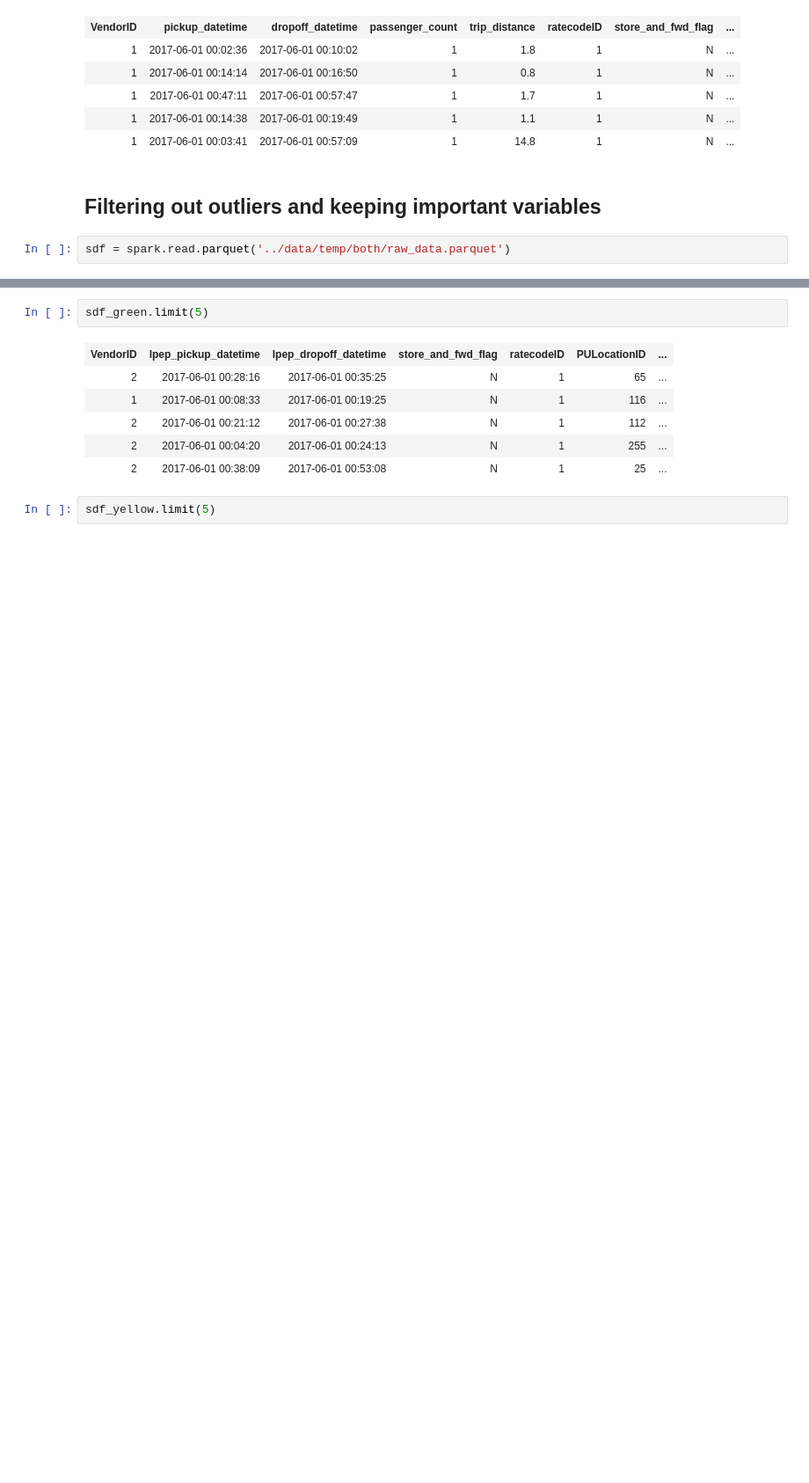
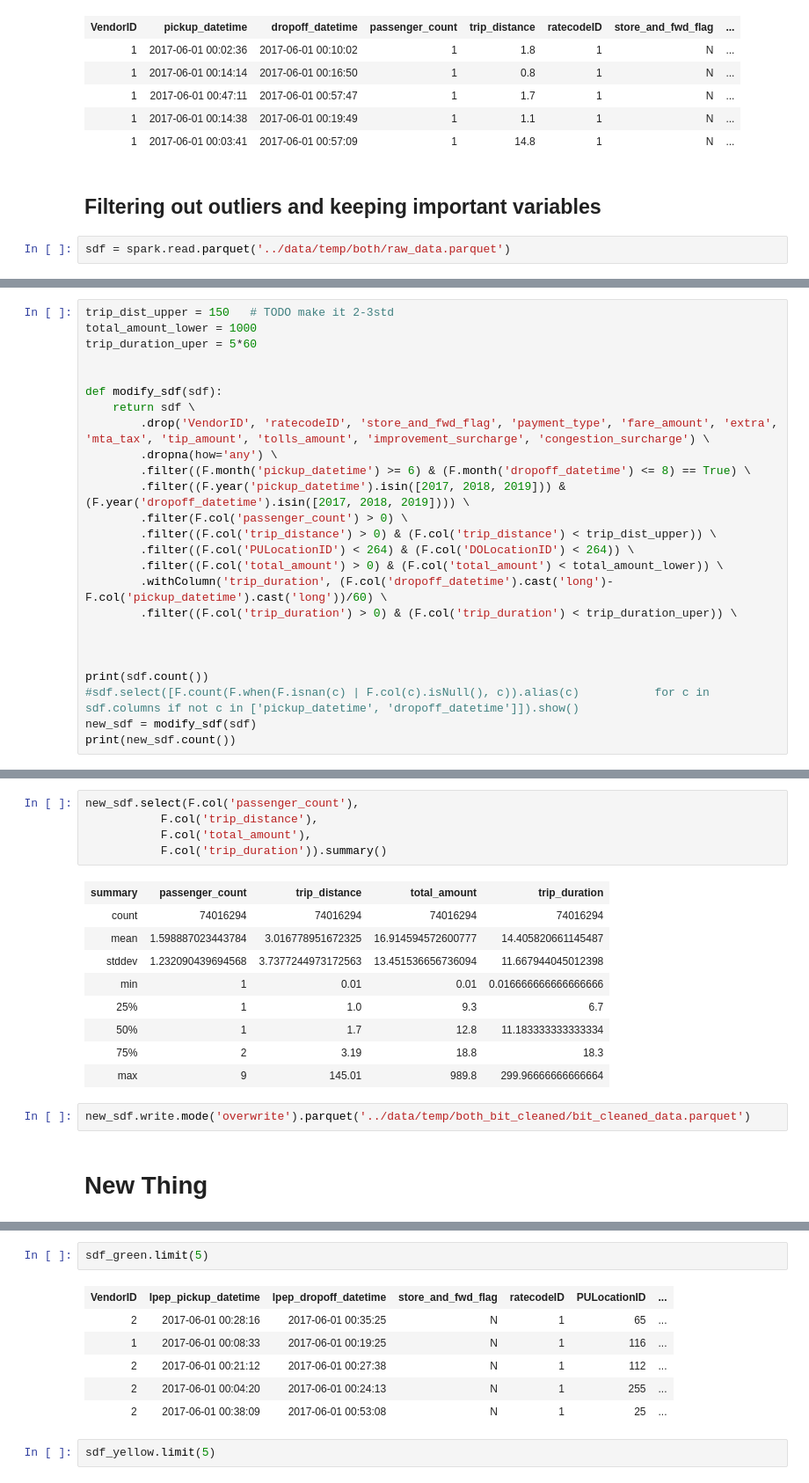
Before and after one commit to MAST30034-Applied-Data-Science/mast30034-project-1-ToomasRo, a Jupyter notebook: notebooks/cleaning.ipynb, the cells around one changed output, grey strips where cells are left out. Shown at 88% size. Cells and saved outputs as stored; diff of their text form; blank space fills up the shorter version.

Commit message:
first cleaning of data

```diff
--- a/notebooks/cleaning.ipynb
+++ b/notebooks/cleaning.ipynb
@@ -503,0 +480,25 @@ sdf.limit(1)
+# %%
+trip_dist_upper = 150   # TODO make it 2-3std
+total_amount_lower = 1000
+trip_duration_uper = 5*60
+
+
+def modify_sdf(sdf):
+    return sdf \
+        .drop('VendorID', 'ratecodeID', 'store_and_fwd_flag', 'payment_type', 'fare_amount', 'extra', 'mta_tax', 'tip_amount', 'tolls_amount', 'improvement_surcharge', 'congestion_surcharge') \
+        .dropna(how='any') \
+        .filter((F.month('pickup_datetime') >= 6) & (F.month('dropoff_datetime') <= 8) == True) \
+        .filter((F.year('pickup_datetime').isin([2017, 2018, 2019])) & (F.year('dropoff_datetime').isin([2017, 2018, 2019]))) \
+        .filter(F.col('passenger_count') > 0) \
+        .filter((F.col('trip_distance') > 0) & (F.col('trip_distance') < trip_dist_upper)) \
+        .filter((F.col('PULocationID') < 264) & (F.col('DOLocationID') < 264)) \
+        .filter((F.col('total_amount') > 0) & (F.col('total_amount') < total_amount_lower)) \
+        .withColumn('trip_duration', (F.col('dropoff_datetime').cast('long')-F.col('pickup_datetime').cast('long'))/60) \
+        .filter((F.col('trip_duration') > 0) & (F.col('trip_duration') < trip_duration_uper)) \
+
+
+
+print(sdf.count())
+#sdf.select([F.count(F.when(F.isnan(c) | F.col(c).isNull(), c)).alias(c)           for c in sdf.columns if not c in ['pickup_datetime', 'dropoff_datetime']]).show()
+new_sdf = modify_sdf(sdf)
+print(new_sdf.count())
@@ -504,3 +514,22 @@ sdf.limit(1)
+# %%
+new_sdf.select(F.col('passenger_count'),
+           F.col('trip_distance'),
+           F.col('total_amount'),
+           F.col('trip_duration')).summary()
+# %% [output]
+| summary | passenger_count | trip_distance | total_amount | trip_duration |
+| count | 74016294 | 74016294 | 74016294 | 74016294 |
+| mean | 1.598887023443784 | 3.016778951672325 | 16.914594572600777 | 14.405820661145487 |
+| stddev | 1.232090439694568 | 3.7377244973172563 | 13.451536656736094 | 11.667944045012398 |
+| min | 1 | 0.01 | 0.01 | 0.016666666666666666 |
+| 25% | 1 | 1.0 | 9.3 | 6.7 |
+| 50% | 1 | 1.7 | 12.8 | 11.183333333333334 |
+| 75% | 2 | 3.19 | 18.8 | 18.3 |
+| max | 9 | 145.01 | 989.8 | 299.96666666666664 |
+# %%
+new_sdf.write.mode('overwrite').parquet('../data/temp/both_bit_cleaned/bit_cleaned_data.parquet')
+# %% [markdown]
+# New Thing
 # %%
 def filter_yellow(sdf):
 
```
Also changed, not shown: parts of 10 cells of this notebook.
